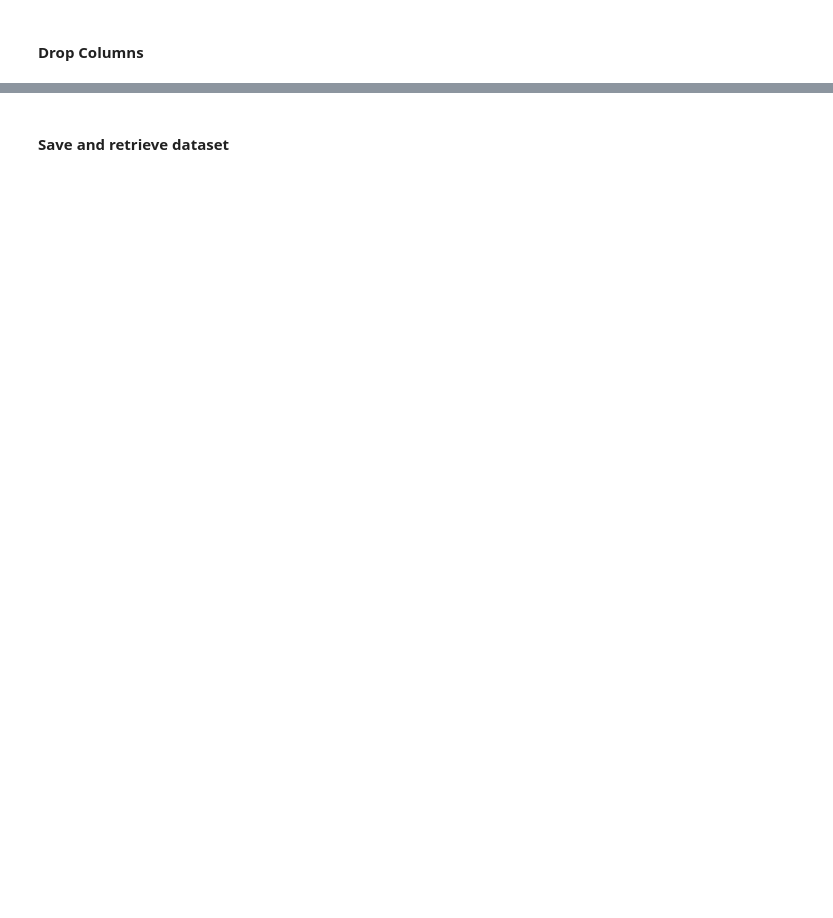
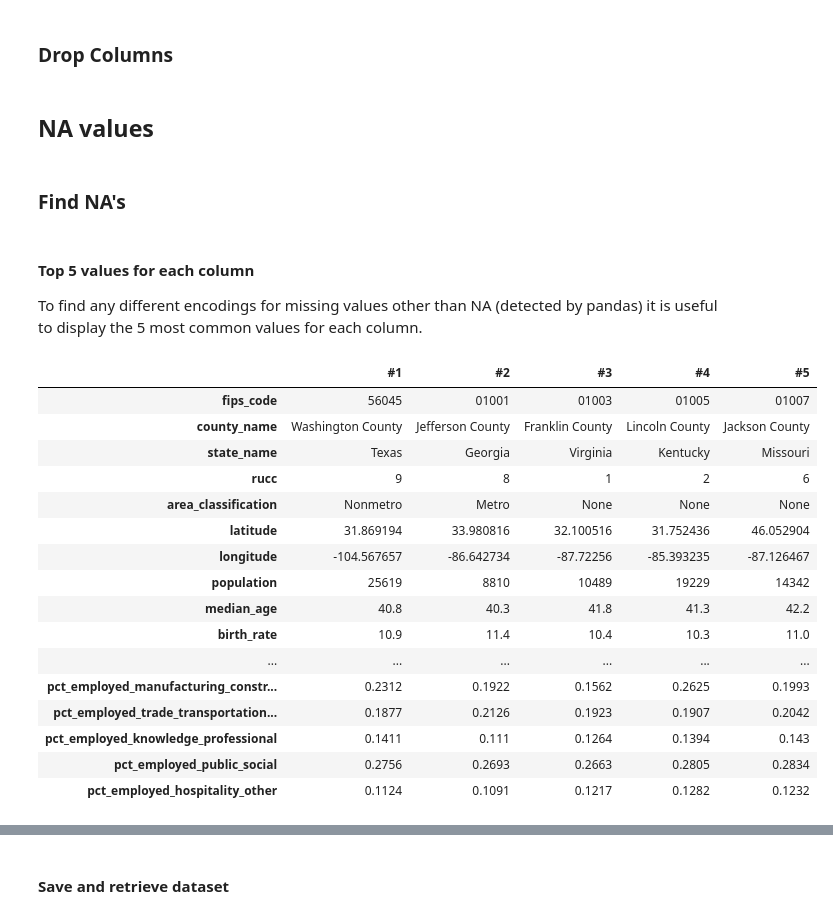
Before and after one commit to larrycoder123/uscounty_datascience, a Jupyter notebook: aproject.ipynb, the cells around one changed output, grey strips where cells are left out. Cells and saved outputs as stored; diff of their text form; code cells hidden in the pictures; blank space fills up the shorter version.

```diff
--- a/aproject.ipynb
+++ b/aproject.ipynb
@@ -5,3 +7,3 @@ import pandas as pd
 # %%
-county_df = pd.read_csv("./data/merged_county_data.csv", dtype={"fips_column": str})
+county_df = pd.read_csv("./data/merged_county_data.csv", dtype={"fips_code": str})
 # %% [markdown]
@@ -11,7 +13,8 @@ county_df = pd.read_csv("./data/merged_county_data.csv", dtype={"fips_column": s
 county_df["pct_employed_resource_extraction"] = county_df[["pct_employed_agriculture_forestry_fishing_hunting_mining"]].sum(axis=1)
 
 # Group: Manufacturing and Construction
-county_df["pct_employed_manufacturing_construction"] = county_df[["pct_employed_construction", "pct_employed_manufacturing"]].sum(axis=1)
+county_df["pct_employed_manufacturing_construction"] = county_df[["pct_employed_construction",
+                                                                  "pct_employed_manufacturing"]].sum(axis=1)
 
 # Group: Trade and Transportation
 county_df["pct_employed_trade_transportation_utilities"] = county_df[["pct_employed_wholesale_trade",
@@ -46,5 +55,5 @@ county_df = county_df.round(county_rounding_dict)
 # %% [markdown]
-#### Drop Columns
+### Drop Columns
 # %%
 columns_to_drop = [
     "households",
@@ -65,3 +74,47 @@ columns_to_drop = [
 ]
 
 county_df.drop(columns = columns_to_drop, inplace=True)
+# %% [markdown]
+## NA values
+# %% [markdown]
+### Find NA's
+# %% [markdown]
+####  Top 5 values for each column
+
+To find any different encodings for missing values other than NA (detected by pandas) it is useful to display the 5 most common values for each column.
+# %%
+# Create a dictionary to store the top 5 values (as a list) for each column (key)
+nan_top5_dict = {}
+
+for col in county_df.columns:
+    # Get the value counts
+    counts = county_df[col].value_counts()
+    # Get the first 5 results (most common)
+    top5_values = counts.index.tolist()[:5]
+    # If fewer than 5 unique values, replace non existing with None
+    top5_values += [None] * (5 - len(top5_values))
+    nan_top5_dict[col] = top5_values
+
+# Create a new df from the results
+nan_top5_df = pd.DataFrame.from_dict(nan_top5_dict, orient='index',
+                                 columns=["#1", "#2", "#3", "#4", "#5"])
+
+nan_top5_df
+# %% [output]
+|  | #1 | #2 | #3 | #4 | #5 |
+| fips_code | 56045 | 01001 | 01003 | 01005 | 01007 |
+| county_name | Washington County | Jefferson County | Franklin County | Lincoln County | Jackson County |
+| state_name | Texas | Georgia | Virginia | Kentucky | Missouri |
+| rucc | 9 | 8 | 1 | 2 | 6 |
+| area_classification | Nonmetro | Metro | None | None | None |
+| latitude | 31.869194 | 33.980816 | 32.100516 | 31.752436 | 46.052904 |
+| longitude | -104.567657 | -86.642734 | -87.72256 | -85.393235 | -87.126467 |
+| population | 25619 | 8810 | 10489 | 19229 | 14342 |
+| median_age | 40.8 | 40.3 | 41.8 | 41.3 | 42.2 |
+| birth_rate | 10.9 | 11.4 | 10.4 | 10.3 | 11.0 |
+| ... | ... | ... | ... | ... | ... |
+| pct_employed_manufacturing_constr... | 0.2312 | 0.1922 | 0.1562 | 0.2625 | 0.1993 |
+| pct_employed_trade_transportation... | 0.1877 | 0.2126 | 0.1923 | 0.1907 | 0.2042 |
+| pct_employed_knowledge_professional | 0.1411 | 0.111 | 0.1264 | 0.1394 | 0.143 |
+| pct_employed_public_social | 0.2756 | 0.2693 | 0.2663 | 0.2805 | 0.2834 |
+| pct_employed_hospitality_other | 0.1124 | 0.1091 | 0.1217 | 0.1282 | 0.1232 |
```
Also changed, not shown: parts of 13 cells of this notebook.
